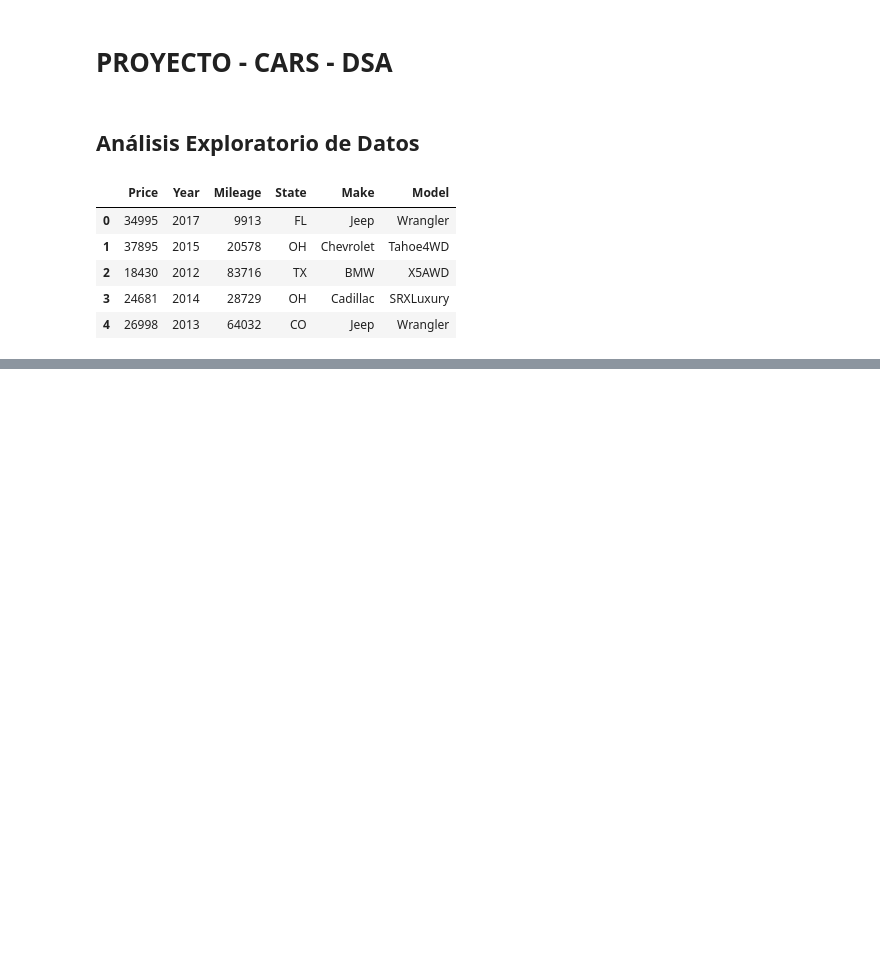
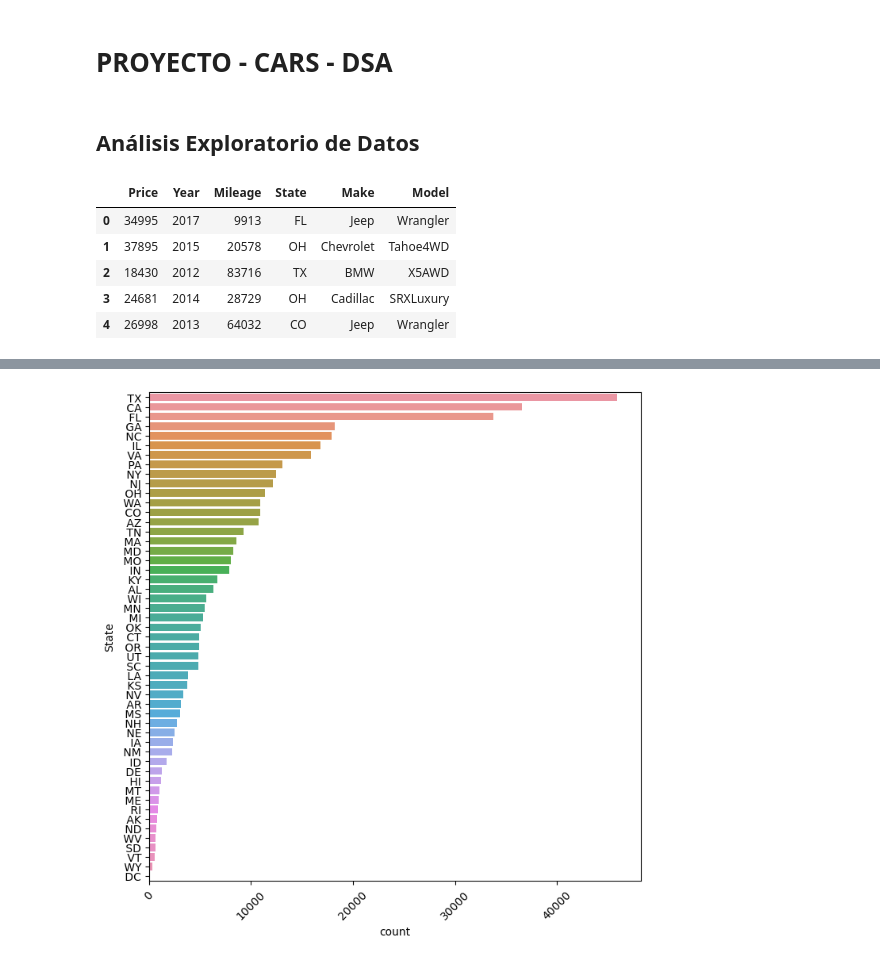
Before and after one commit to elkindavid/cars-dsa, a Jupyter notebook: cars-code.ipynb, the cells around one changed output, grey strips where cells are left out. Cells and saved outputs as stored; diff of their text form; code cells hidden in the pictures; blank space fills up the shorter version.

```diff
--- a/cars-code.ipynb
+++ b/cars-code.ipynb
@@ -23,0 +78,9 @@ data.head()
+# %%
+df2=pd.DataFrame(data['State'].value_counts()).reset_index().rename(columns={'index':'state'})
+# %%
+# Cantidad de vehículos por state
+plt.figure(figsize=(8,8))
+plot = sns.barplot(y='State',x='count',data=df2)
+plot=plt.setp(plot.get_xticklabels(), rotation=45)
+# %% [output]
+[figure, added]
```
Also changed, not shown: parts of 6 cells of this notebook.
